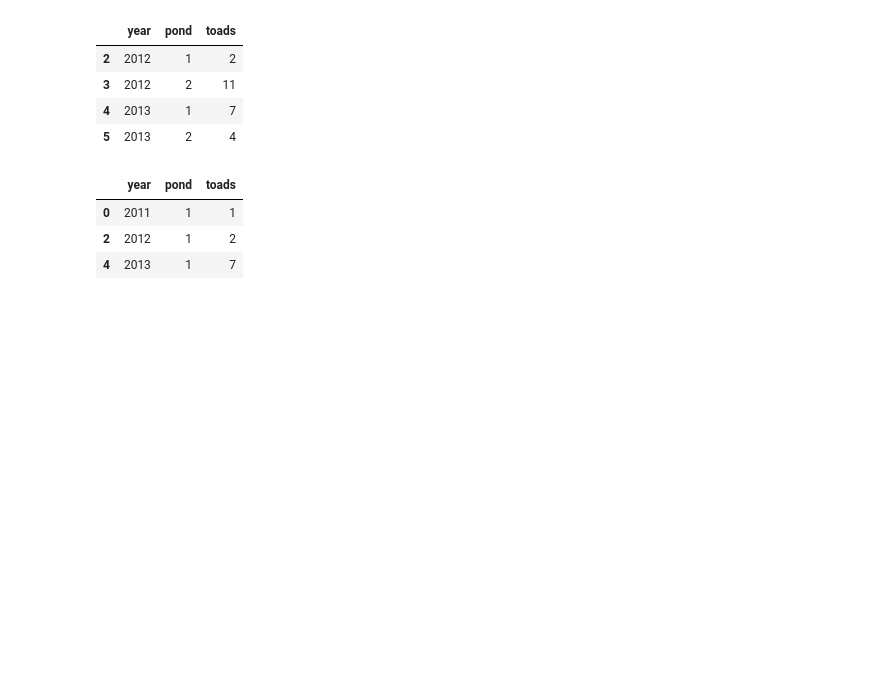
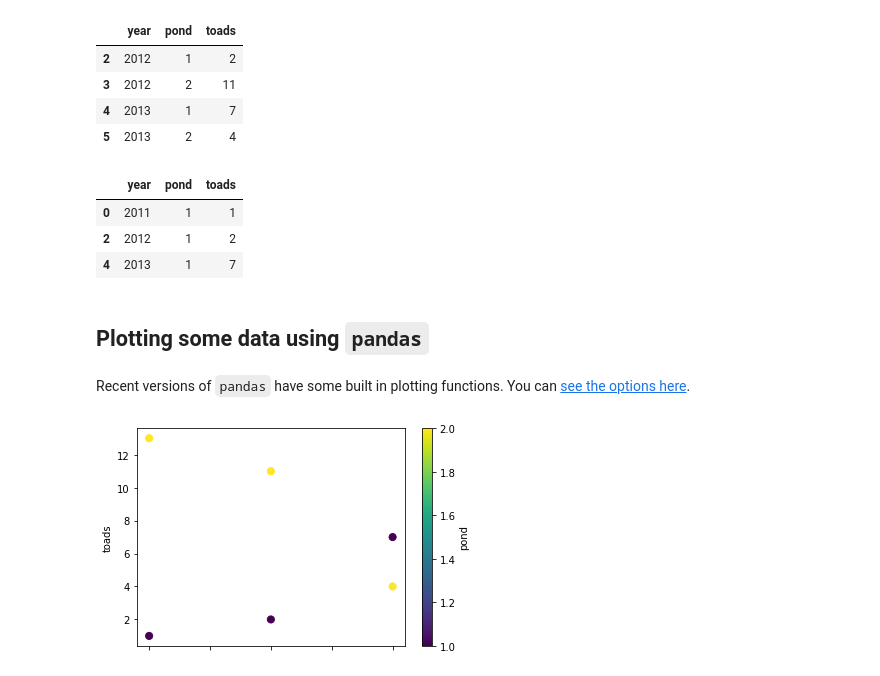
Before and after one commit to simon-m-mudd/smm_teaching_notebooks, a Jupyter notebook: basic_python/basic_python_lesson_03_pandas.ipynb, the cells around one changed output. Cells and saved outputs as stored; diff of their text form; code cells hidden in the pictures; blank space fills up the shorter version.

Commit message:
Some more notes on the pandas page

```diff
--- a/basic_python/basic_python_lesson_03_pandas.ipynb
+++ b/basic_python/basic_python_lesson_03_pandas.ipynb
@@ -148,3 +148,11 @@ df_pond1.head()
 | 0 | 2011 | 1 | 1 |
 | 2 | 2012 | 1 | 2 |
 | 4 | 2013 | 1 | 7 |
+# %% [markdown]
+## Plotting some data using `pandas`
+# %% [markdown]
+Recent versions of `pandas` have some built in plotting functions. You can [see the options here](https://pandas.pydata.org/pandas-docs/stable/user_guide/visualization.html).
+# %%
+df.plot.scatter(x="year", y="toads", c="pond", cmap="viridis", s=50);
+# %% [output]
+[figure, added]
```
Also changed, not shown: parts of 9 cells of this notebook.
